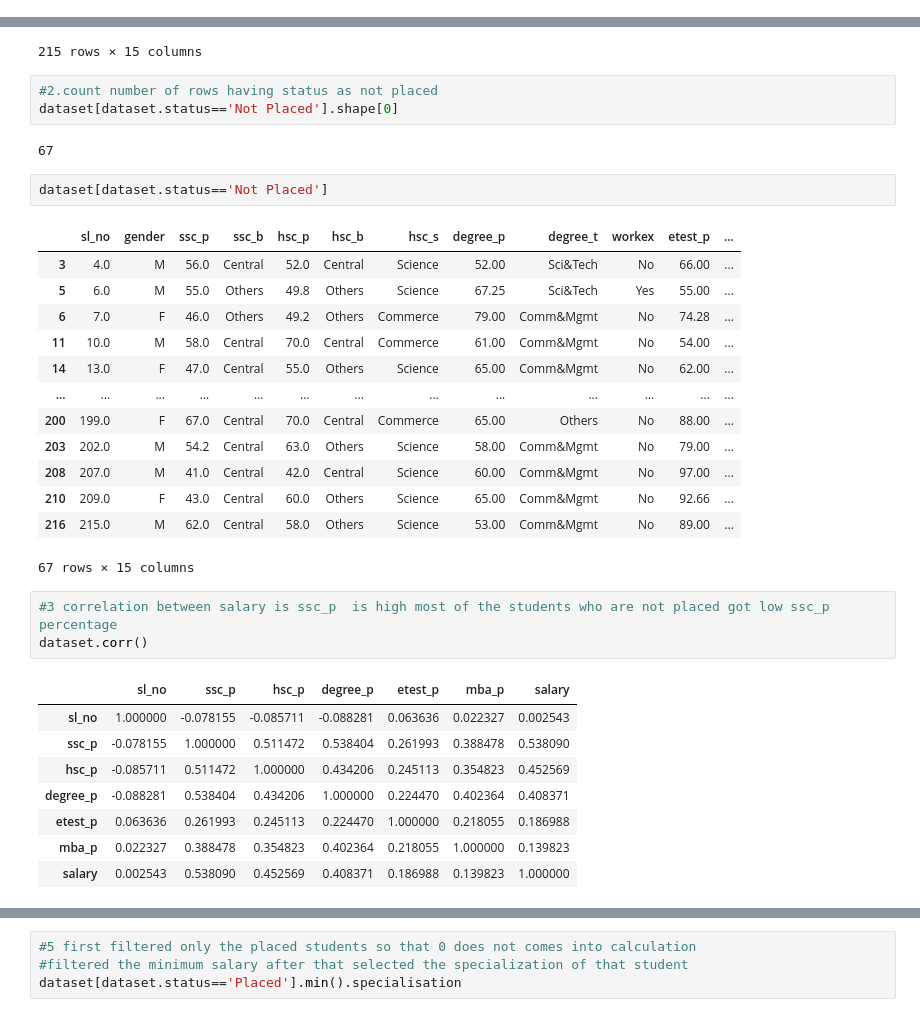
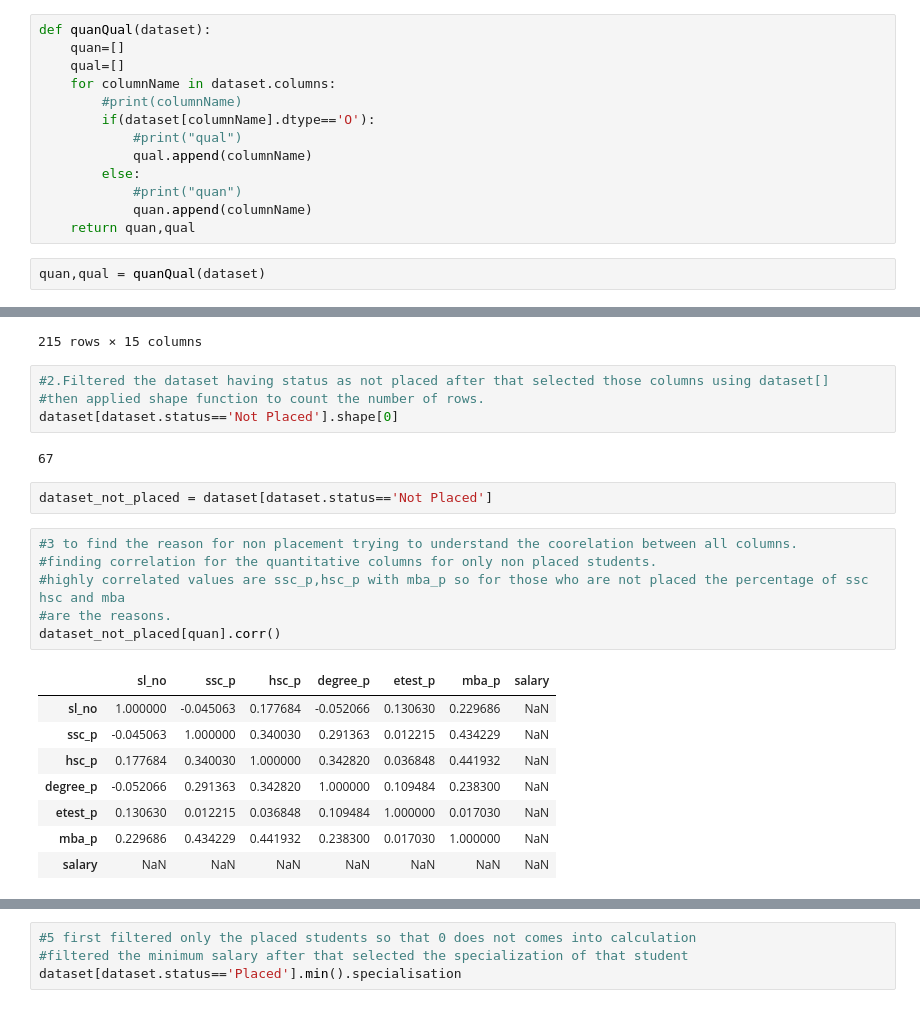
Before and after one commit to Kirthy-AI-Learner/Data_Science, a Jupyter notebook: Bivariate_Assignment.ipynb, the cells around one changed output, grey strips where cells are left out. Cells and saved outputs as stored; diff of their text form.

```diff
--- a/Bivariate_Assignment.ipynb
+++ b/Bivariate_Assignment.ipynb
@@ -16,6 +16,21 @@ dataset
 | 215 | 214.0 | F | 74.00 | Others | 66.00 | Others | Commerce | 58.00 | Comm&Mgmt | No | 70.0 | ... |
 | 216 | 215.0 | M | 62.00 | Central | 58.00 | Others | Science | 53.00 | Comm&Mgmt | No | 89.0 | ... |
 217 rows × 15 columns
+# %%
+def quanQual(dataset):
+    quan=[]
+    qual=[]
+    for columnName in dataset.columns:
+        #print(columnName)
+        if(dataset[columnName].dtype=='O'):
+            #print("qual")
+            qual.append(columnName)
+        else:
+            #print("quan")
+            quan.append(columnName)
+    return quan,qual
+# %%
+quan,qual = quanQual(dataset)
 # %%
 dataset.isnull().sum()
 # %% [output]
@@ -100,35 +118,25 @@ dataset
 | 216 | 215.0 | M | 62.00 | Central | 58.00 | Others | Science | 53.00 | Comm&Mgmt | No | 89.0 | ... |
 215 rows × 15 columns
 # %%
-#2.count number of rows having status as not placed
+#2.Filtered the dataset having status as not placed after that selected those columns using dataset[]
+#then applied shape function to count the number of rows.
 dataset[dataset.status=='Not Placed'].shape[0]
 # %% [output]
 67
 # %%
-dataset[dataset.status=='Not Placed']
+dataset_not_placed = dataset[dataset.status=='Not Placed']
-# %% [output]
-|  | sl_no | gender | ssc_p | ssc_b | hsc_p | hsc_b | hsc_s | degree_p | degree_t | workex | etest_p | ... |
-| 3 | 4.0 | M | 56.0 | Central | 52.0 | Central | Science | 52.00 | Sci&Tech | No | 66.00 | ... |
-| 5 | 6.0 | M | 55.0 | Others | 49.8 | Others | Science | 67.25 | Sci&Tech | Yes | 55.00 | ... |
-| 6 | 7.0 | F | 46.0 | Others | 49.2 | Others | Commerce | 79.00 | Comm&Mgmt | No | 74.28 | ... |
-| 11 | 10.0 | M | 58.0 | Central | 70.0 | Central | Commerce | 61.00 | Comm&Mgmt | No | 54.00 | ... |
-| 14 | 13.0 | F | 47.0 | Central | 55.0 | Others | Science | 65.00 | Comm&Mgmt | No | 62.00 | ... |
-| ... | ... | ... | ... | ... | ... | ... | ... | ... | ... | ... | ... | ... |
-| 200 | 199.0 | F | 67.0 | Central | 70.0 | Central | Commerce | 65.00 | Others | No | 88.00 | ... |
-| 203 | 202.0 | M | 54.2 | Central | 63.0 | Others | Science | 58.00 | Comm&Mgmt | No | 79.00 | ... |
-| 208 | 207.0 | M | 41.0 | Central | 42.0 | Central | Science | 60.00 | Comm&Mgmt | No | 97.00 | ... |
-| 210 | 209.0 | F | 43.0 | Central | 60.0 | Others | Science | 65.00 | Comm&Mgmt | No | 92.66 | ... |
-| 216 | 215.0 | M | 62.0 | Central | 58.0 | Others | Science | 53.00 | Comm&Mgmt | No | 89.00 | ... |
-67 rows × 15 columns
 # %%
-#3 correlation between salary is ssc_p  is high most of the students who are not placed got low ssc_p percentage
-dataset.corr()
+#3 to find the reason for non placement trying to understand the coorelation between all columns.
+#finding correlation for the quantitative columns for only non placed students.
+#highly correlated values are ssc_p,hsc_p with mba_p so for those who are not placed the percentage of ssc hsc and mba
+#are the reasons.
+dataset_not_placed[quan].corr()
 # %% [output]
 |  | sl_no | ssc_p | hsc_p | degree_p | etest_p | mba_p | salary |
-| sl_no | 1.000000 | -0.078155 | -0.085711 | -0.088281 | 0.063636 | 0.022327 | 0.002543 |
-| ssc_p | -0.078155 | 1.000000 | 0.511472 | 0.538404 | 0.261993 | 0.388478 | 0.538090 |
-| hsc_p | -0.085711 | 0.511472 | 1.000000 | 0.434206 | 0.245113 | 0.354823 | 0.452569 |
-| degree_p | -0.088281 | 0.538404 | 0.434206 | 1.000000 | 0.224470 | 0.402364 | 0.408371 |
-| etest_p | 0.063636 | 0.261993 | 0.245113 | 0.224470 | 1.000000 | 0.218055 | 0.186988 |
-| mba_p | 0.022327 | 0.388478 | 0.354823 | 0.402364 | 0.218055 | 1.000000 | 0.139823 |
-| salary | 0.002543 | 0.538090 | 0.452569 | 0.408371 | 0.186988 | 0.139823 | 1.000000 |
+| sl_no | 1.000000 | -0.045063 | 0.177684 | -0.052066 | 0.130630 | 0.229686 | NaN |
+| ssc_p | -0.045063 | 1.000000 | 0.340030 | 0.291363 | 0.012215 | 0.434229 | NaN |
+| hsc_p | 0.177684 | 0.340030 | 1.000000 | 0.342820 | 0.036848 | 0.441932 | NaN |
+| degree_p | -0.052066 | 0.291363 | 0.342820 | 1.000000 | 0.109484 | 0.238300 | NaN |
+| etest_p | 0.130630 | 0.012215 | 0.036848 | 0.109484 | 1.000000 | 0.017030 | NaN |
+| mba_p | 0.229686 | 0.434229 | 0.441932 | 0.238300 | 0.017030 | 1.000000 | NaN |
+| salary | NaN | NaN | NaN | NaN | NaN | NaN | NaN |
```
Also changed, not shown: parts of 16 cells of this notebook.
